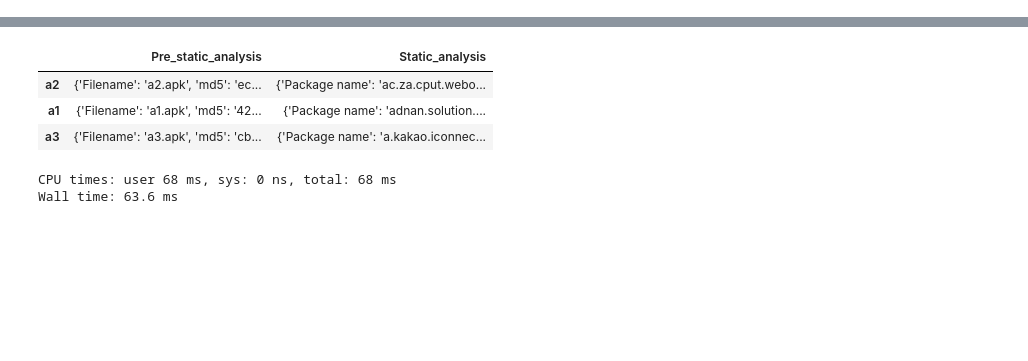
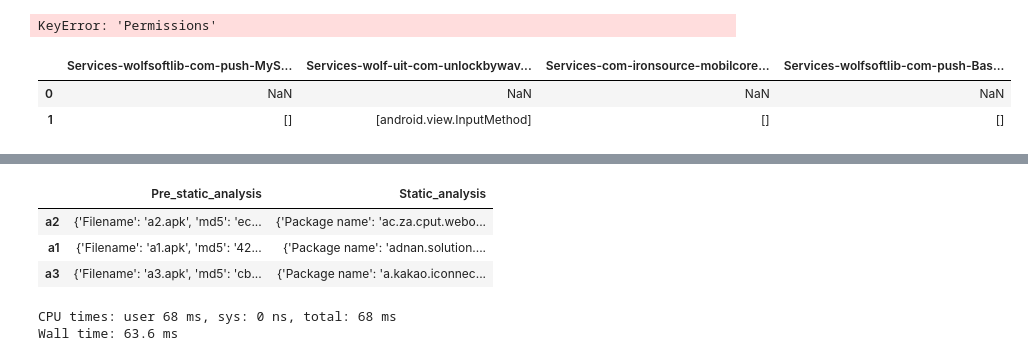
Before and after one commit to xcnkx/master_research, a Jupyter notebook: notebooks/2019-11-6.ipynb, the cells around one changed output, grey strips where cells are left out. Drawn from its saved outputs; the diff is of its cells as text; code cells hidden in the pictures; blank space fills up the shorter version.

```diff
--- a/notebooks/2019-11-6.ipynb
+++ b/notebooks/2019-11-6.ipynb
@@ -4,0 +12,11 @@ from pandas.io.json import json_normalize
+# %%
+#point the client at mongo URI
+client = MongoClient('mongodb://root:root@localhost:27017')
+#select database
+db = client['AndroPyTool_database']
+#select the collection within the database
+test = db['report_1576033460-45']
+#convert entire collection to Pandas dataframe
+test = pd.DataFrame(list(test.find()))
+# %%
+df_norm = json_normalize(test.to_dict("records"), sep="-")
@@ -4,0 +33,10 @@ from pandas.io.json import json_normalize
+# %%
+json_normalize(df_norm["Permissions"].to_dict(),record_path=[['Permissions']],sep="-")
+# %% [output]
+KeyError: 'Permissions'
+# %%
+df_norm.filter(regex="^Ser")
+# %% [output]
+|  | Services-wolfsoftlib-com-push-MyS... | Services-wolf-uit-com-unlockbywav... | Services-com-ironsource-mobilcore... | Services-wolfsoftlib-com-push-Bas... |
+| 0 | NaN | NaN | NaN | NaN |
+| 1 | [] | [android.view.InputMethod] | [] | [] |
```
Also changed, not shown: parts of 14 cells of this notebook, 52 other files.
